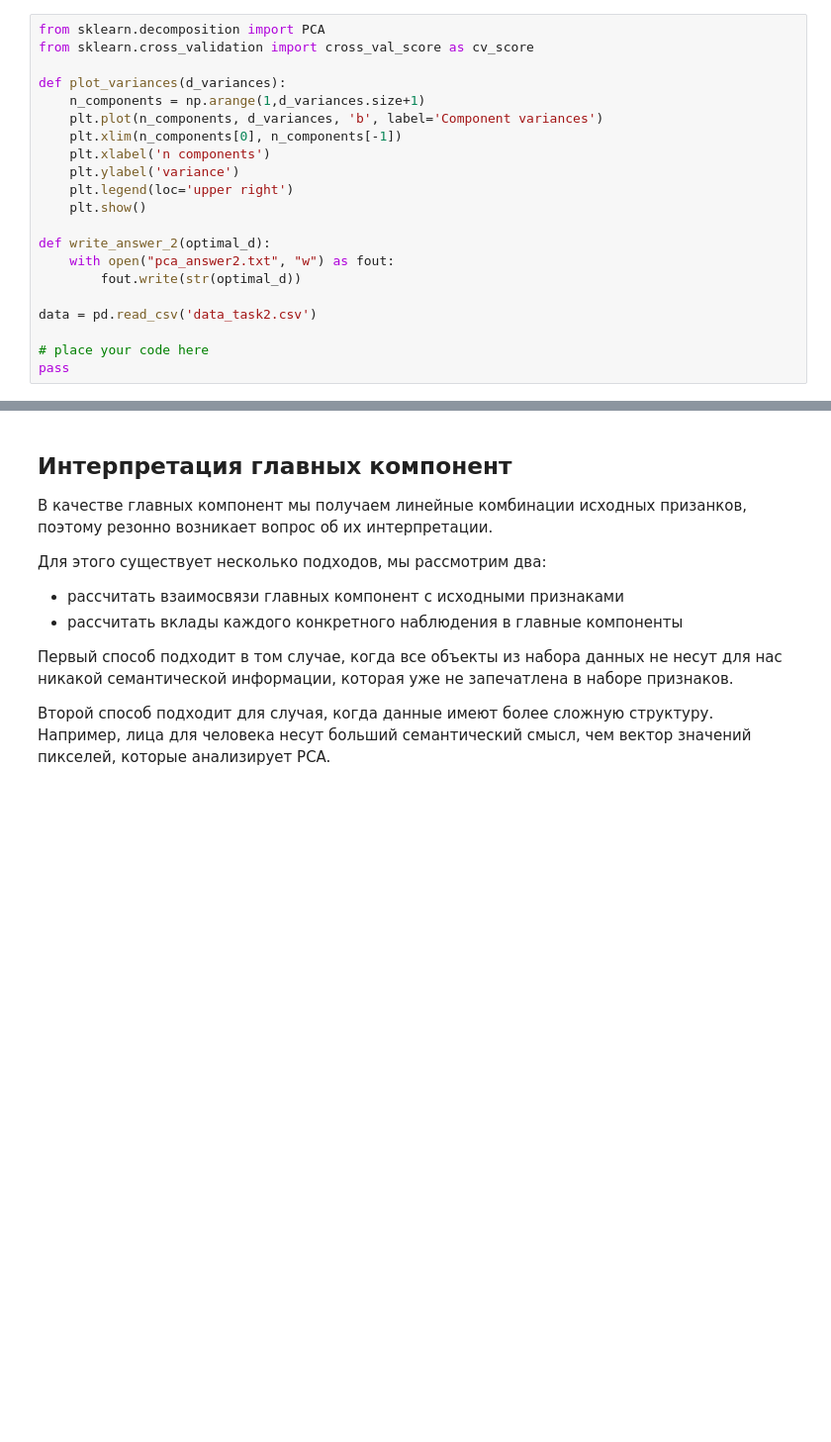
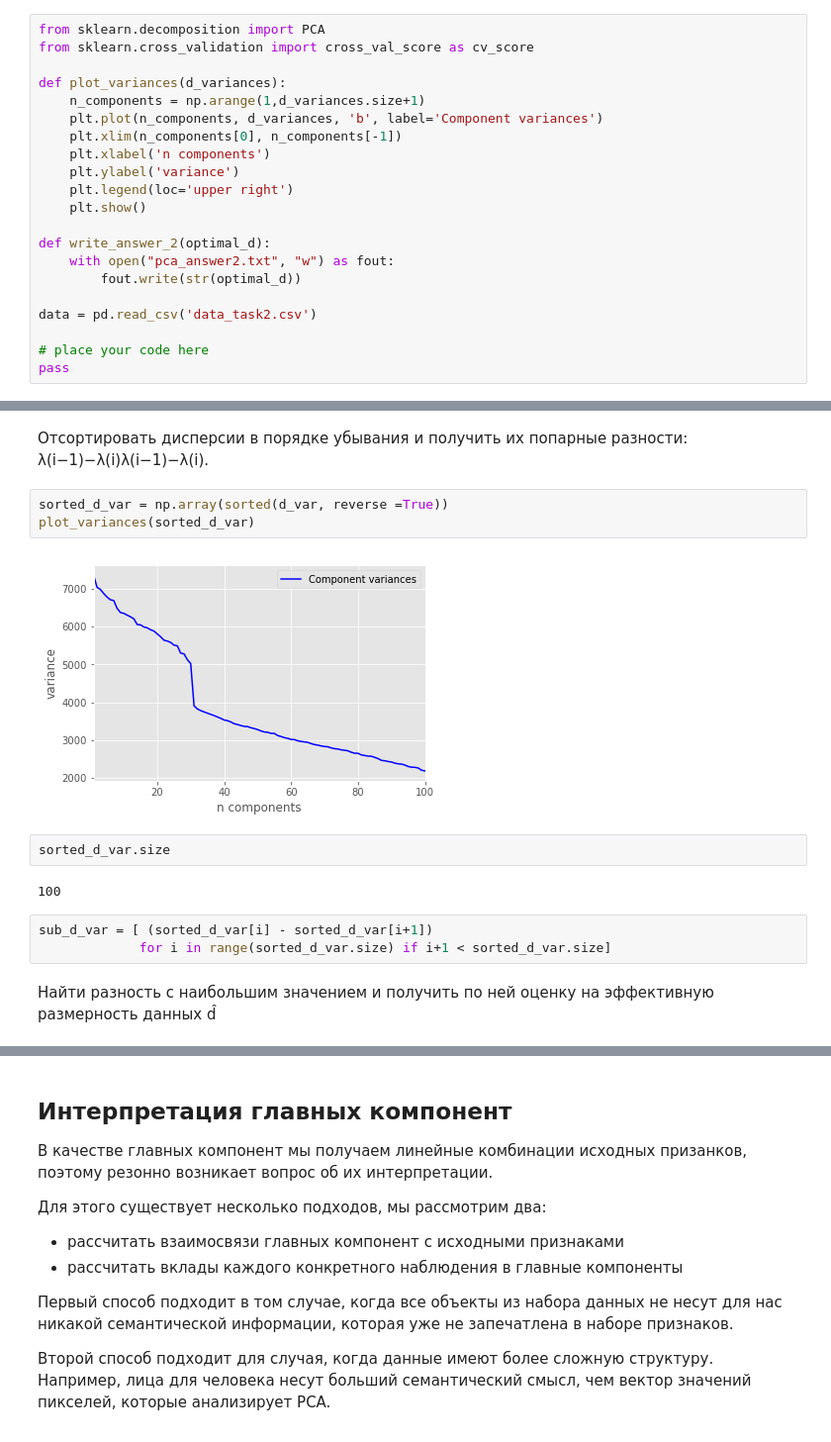
Before and after one commit to igor-storozhev/coursera-cmp3, a Jupyter notebook: w2/PCA.ipynb, the cells around one changed output, grey strips where cells are left out. Shown at 99% size. Cells and saved outputs as stored; diff of their text form; blank space fills up the shorter version.

```diff
--- a/w2/PCA.ipynb
+++ b/w2/PCA.ipynb
@@ -396,0 +479,17 @@ pass
+# %% [markdown]
+Отсортировать дисперсии в порядке убывания и получить их попарные разности: λ(i−1)−λ(i)λ(i−1)−λ(i).
+# %%
+sorted_d_var = np.array(sorted(d_var, reverse =True))
+plot_variances(sorted_d_var)
+# %% [output]
+[figure, added]
+# %%
+sorted_d_var.size
+# %% [output]
+100
+# %%
+sub_d_var = [ (sorted_d_var[i] - sorted_d_var[i+1])
+             for i in range(sorted_d_var.size) if i+1 < sorted_d_var.size]
+# %% [markdown]
+Найти разность с наибольшим значением и получить по ней оценку на эффективную размерность
+данных d̂
```
Also changed, not shown: parts of 54 cells of this notebook.
